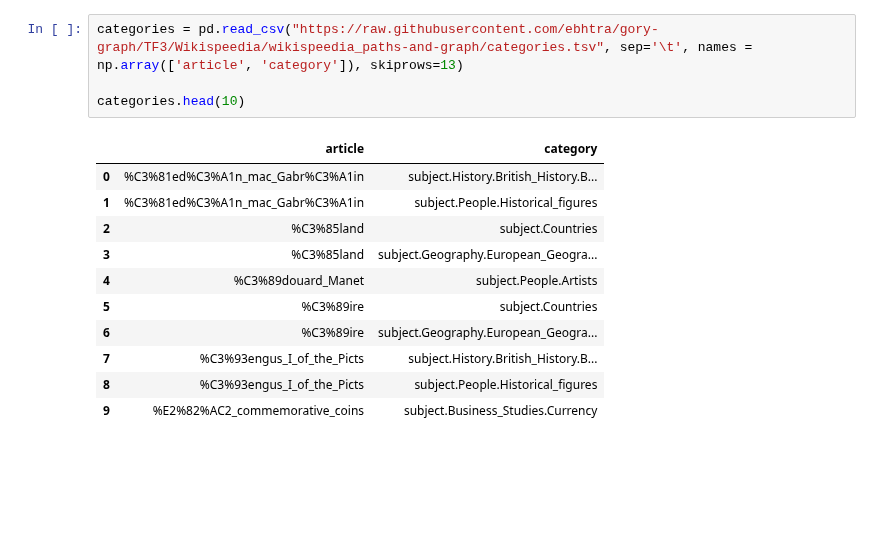
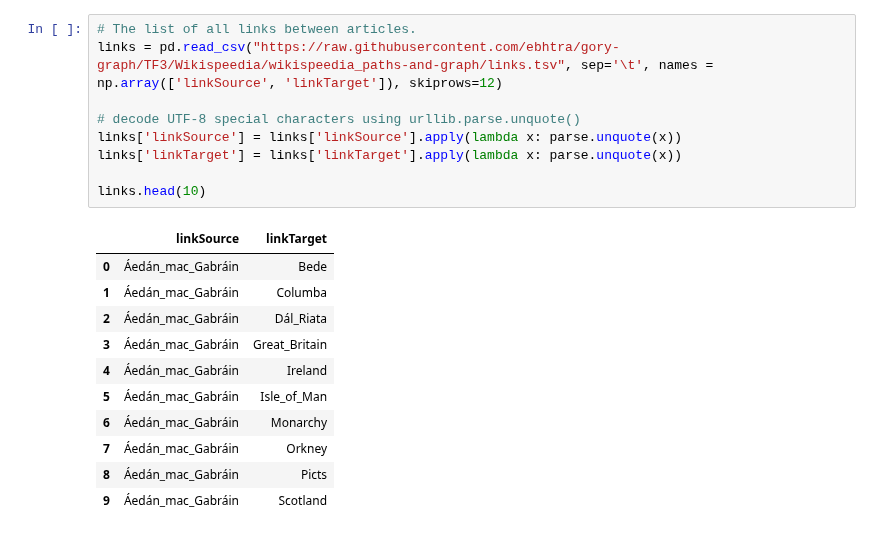
Before and after one commit to ebhtra/gory-graph, a Jupyter notebook: Wikispeedia/GOAT_final_project.ipynb, the cells around one changed output. Drawn from its saved outputs; the diff is of its cells as text; blank space fills up the shorter version.

Commit message:
cleaned up UTF character encoding and shortest_path_matrix formatting

```diff
--- a/Wikispeedia/GOAT_final_project.ipynb
+++ b/Wikispeedia/GOAT_final_project.ipynb
@@ -24,16 +52,21 @@ articles.head(10)
 # %%
-categories = pd.read_csv("https://raw.githubusercontent.com/ebhtra/gory-graph/TF3/Wikispeedia/wikispeedia_paths-and-graph/categories.tsv", sep='\t', names = np.array(['article', 'category']), skiprows=13)
+# The list of all links between articles.
+links = pd.read_csv("https://raw.githubusercontent.com/ebhtra/gory-graph/TF3/Wikispeedia/wikispeedia_paths-and-graph/links.tsv", sep='\t', names = np.array(['linkSource', 'linkTarget']), skiprows=12)
 
-categories.head(10)
+# decode UTF-8 special characters using urllib.parse.unquote()
+links['linkSource'] = links['linkSource'].apply(lambda x: parse.unquote(x))
+links['linkTarget'] = links['linkTarget'].apply(lambda x: parse.unquote(x))
+
+links.head(10)
 # %% [output]
-|  | article | category |
-| 0 | %C3%81ed%C3%A1n_mac_Gabr%C3%A1in | subject.History.British_History.B... |
-| 1 | %C3%81ed%C3%A1n_mac_Gabr%C3%A1in | subject.People.Historical_figures |
-| 2 | %C3%85land | subject.Countries |
-| 3 | %C3%85land | subject.Geography.European_Geogra... |
-| 4 | %C3%89douard_Manet | subject.People.Artists |
-| 5 | %C3%89ire | subject.Countries |
-| 6 | %C3%89ire | subject.Geography.European_Geogra... |
-| 7 | %C3%93engus_I_of_the_Picts | subject.History.British_History.B... |
-| 8 | %C3%93engus_I_of_the_Picts | subject.People.Historical_figures |
-| 9 | %E2%82%AC2_commemorative_coins | subject.Business_Studies.Currency |
+|  | linkSource | linkTarget |
+| 0 | Áedán_mac_Gabráin | Bede |
+| 1 | Áedán_mac_Gabráin | Columba |
+| 2 | Áedán_mac_Gabráin | Dál_Riata |
+| 3 | Áedán_mac_Gabráin | Great_Britain |
+| 4 | Áedán_mac_Gabráin | Ireland |
+| 5 | Áedán_mac_Gabráin | Isle_of_Man |
+| 6 | Áedán_mac_Gabráin | Monarchy |
+| 7 | Áedán_mac_Gabráin | Orkney |
+| 8 | Áedán_mac_Gabráin | Picts |
+| 9 | Áedán_mac_Gabráin | Scotland |
```
Also changed, not shown: parts of 11 cells of this notebook.
